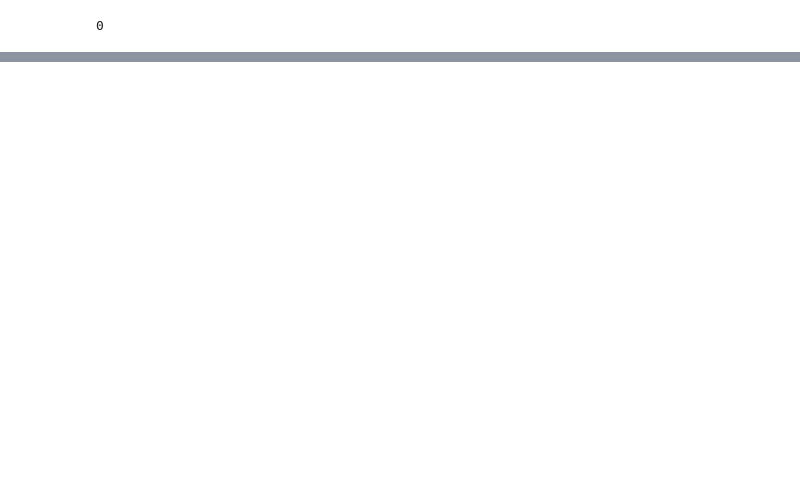
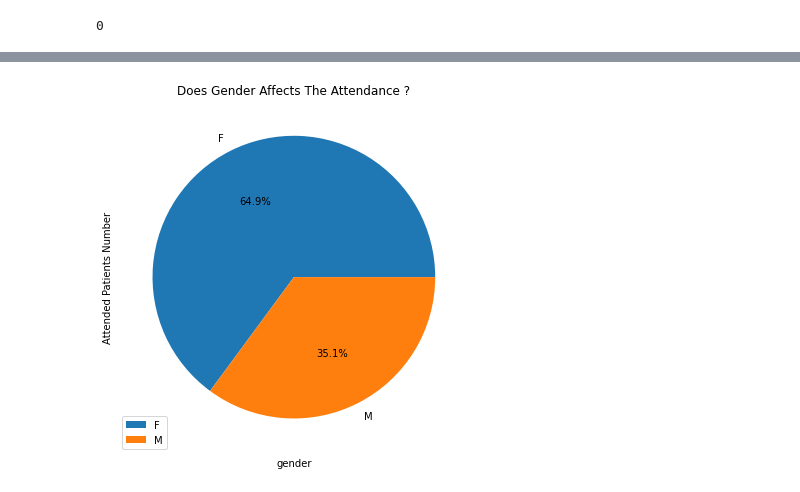
Before and after one commit to Horlardmaygee/Data-Exploration-Project-1, a Jupyter notebook: investigate-a-dataset-template.ipynb, the cells around one changed output, grey strips where cells are left out. Saved outputs shown, nothing was run; the diff lists cells and outputs as text; code cells hidden in the pictures; blank space fills up the shorter version.

```diff
--- a/investigate-a-dataset-template.ipynb
+++ b/investigate-a-dataset-template.ipynb
@@ -266,0 +239,14 @@ Furthermore, hypertensive patients are more inclined to make their appointments
+# %%
+attend_1 = df.no_show == "No"
+noattend_1 = df.no_show == "Yes"
+def Gender_effect(Attendance_state,y_axis):
+    plt.figure(figsize=[10,6.5])
+    df['gender'][Attendance_state].value_counts(normalize=True).plot(label='Attend',kind='pie',autopct='%1.1f%%')
+    plt.legend();
+    plt.title('Does Gender Affects The Attendance ?')
+    plt.xlabel('gender')
+    plt.ylabel(y_axis);
+    y_axis='Attended Patients Number'
+Gender_effect(attend_1, y_axis)
+# %% [output]
+[figure, added]
```
Also changed, not shown: parts of 35 cells of this notebook.
